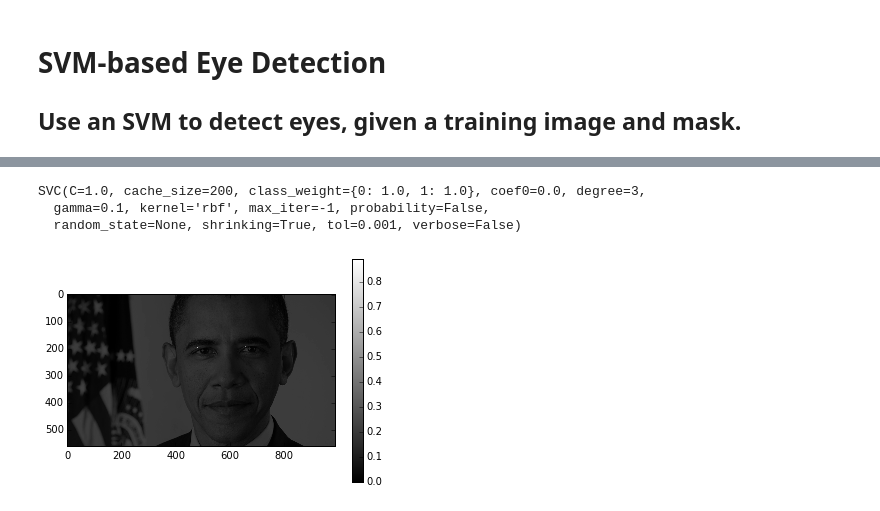
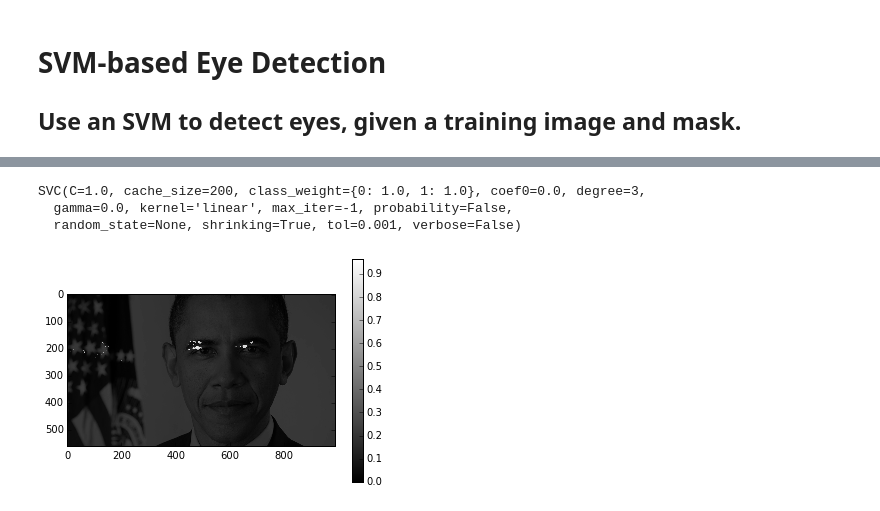
Before and after one commit to dfridovi/imagelib, a Jupyter notebook: eye_detection_svm.ipynb, the cells around one changed output, grey strips where cells are left out. Saved outputs shown, nothing was run; the diff lists cells and outputs as text; code cells hidden in the pictures.

```diff
--- a/eye_detection_svm.ipynb
+++ b/eye_detection_svm.ipynb
@@ -127,6 +122,3 @@ while num_eyes < 100:
     patches.append(patch)
     eyes.append(patch2eye(jittered))
     num_eyes += 1
-# %%
-for n in range(20):
-    bf.imshow(eyes[n])
@@ -148,11 +126,11 @@ for n in range(20):
 # compute HOG for eyes and negs
 eyes_hog = []
 for eye in eyes:
-    eyes_hog.append(feature.hog(eye))
+    eyes_hog.append(bf.getHog(eye))
 
 negs_hog = []
 for neg in negs:
-    negs_hog.append(feature.hog(neg))
+    negs_hog.append(bf.getHog(neg))
 # %%
 # set up training dataset
 training_set = np.vstack((eyes_hog, negs_hog))
@@ -165,16 +143,16 @@ training_set = scaler.transform(training_set)
 # %%
 # train SVM
 weights = {0 : 1.0, 1 : 1.0}
-clf = svm.SVC(C=1.0, gamma=0.1, kernel="rbf", class_weight=weights)
+clf = svm.SVC(C=1.0, kernel="linear", class_weight=weights)
 clf.fit(training_set, training_labels)
 # %% [output]
 SVC(C=1.0, cache_size=200, class_weight={0: 1.0, 1: 1.0}, coef0=0.0, degree=3,
-  gamma=0.1, kernel='rbf', max_iter=-1, probability=False,
+  gamma=0.0, kernel='linear', max_iter=-1, probability=False,
   random_state=None, shrinking=True, tol=0.001, verbose=False)
 # %%
 def testWindow(tl):
     window = extractTL(tl)
-    window_hog = scaler.transform(feature.hog(window))
+    window_hog = scaler.transform(bf.getHog(window))
     label = clf.predict(window_hog)
     score = clf.decision_function(window_hog)
     return score
@@ -185,17 +163,20 @@ def flat2ind(n):
     j = n % ncol
     return (i, j)
 
+def ind2flat(i, j):
+    return i*img.shape[1] + j
+
 # test SVM on sliding window
-scores = map(lambda n : testWindow(flat2ind(n)), range(0, (img.shape[0]-eye_shape[0])*(img.shape[1]-eye_shape[1])))
+scores = map(lambda n : testWindow(flat2ind(n)), range(175*(img.shape[1]-eye_shape[1]), 250*(img.shape[1]-eye_shape[1])))
 # %%
-scores = np.array(scores).reshape((img.shape[0]-eye_shape[0], img.shape[1]-eye_shape[1]))
+scores = np.array(scores).reshape((250-175, img.shape[1]-eye_shape[1]))
 matches = np.zeros(scores.shape)
 matches[scores > 0] = 1.0
 display = 0.25*img
-display[:scores.shape[0], :scores.shape[1]] += 0.75*matches
+display[175:250, :scores.shape[1]] += 0.75*matches
 bf.imshow(display, cbar=True)
 # %% [output]
-[figure, old version]
+[figure, new version]
 # %%
 print scores[scores>0]
 # %% [output]
```
Also changed, not shown: parts of 7 cells of this notebook, 2 other files.
